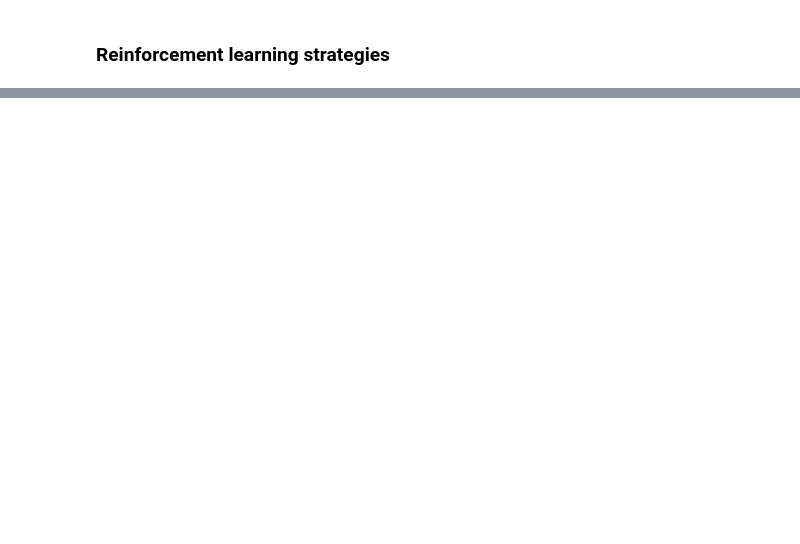
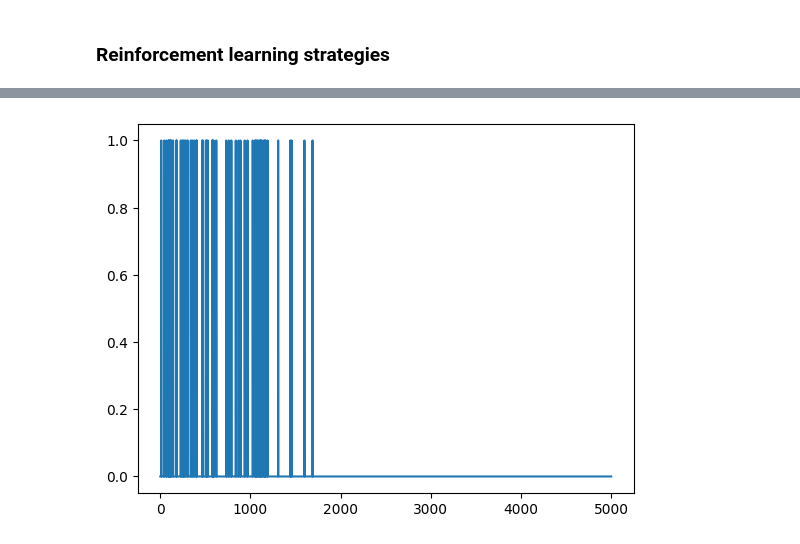
Before and after one commit to gabbiurlaro/computational-intelligence-22-23, a Jupyter notebook: lab3/lab_3.4.ipynb, the cells around one changed output, grey strips where cells are left out. Cells and saved outputs as stored; diff of their text form; code cells hidden in the pictures; blank space fills up the shorter version.

```diff
--- a/lab3/lab_3.4.ipynb
+++ b/lab3/lab_3.4.ipynb
@@ -65,10 +65,10 @@ class Nim:
 
     # -1 if I don't win, 0 if I make the last winnning move
     def give_reward(self) -> int:
-        -1 * int(not self.__bool__())
+        return -1 * int(not self.__bool__())
 
     def get_state_and_reward(self):
-        return self._rows, self.give_reward()
+        return self, self.give_reward()
 # %%
 def nim_sum(state: Nim) -> int:
     *_, result = accumulate(state.rows, xor)
@@ -163,7 +201,7 @@ class Agent():
 ### Reinforcement learning strategies
 # %%
 # Costants
-NUM_EPOCHS = 0
+NUM_EPOCHS = 5000
 NIM_SIZE = 3
 OPPONENT = aggressive
 # %%
@@ -171,8 +209,11 @@ OPPONENT = aggressive
 game = Nim(NIM_SIZE)
 agent = Agent(game)
 
-print(len(agent.G))
+states = agent.G
 
+# for state in states:
+#     print(f"{state}: {states[state]}")
+win_logs = []
 for i in range(NUM_EPOCHS):
     logging.debug(f"Starting the game #{i}")
     current_game = Nim(NIM_SIZE)
@@ -184,12 +225,14 @@ for i in range(NUM_EPOCHS):
             action = agent.choose_action(current_game)
             current_game.nimming(action)
             state, reward = current_game.get_state_and_reward()
-            agent.update_history(state, reward)
+            print(f"{state} -> {reward}")
+            agent.update_state_history(state, reward)
         else:
             action = OPPONENT(current_game)
             current_game.nimming(action)
         turn = not turn
     winner = int(not turn)
+    win_logs.append(winner)
     logging.debug(f"The game ended. Player {winner} wins")
     agent.learn()
 # %% [output]
@@ -196,0 +444,5 @@ for i in range(NUM_EPOCHS):
+# %%
+plt.plot(range(NUM_EPOCHS), win_logs)
+plt.show()
+# %% [output]
+[figure, added]
```
Also changed, not shown: parts of 4 cells of this notebook.
